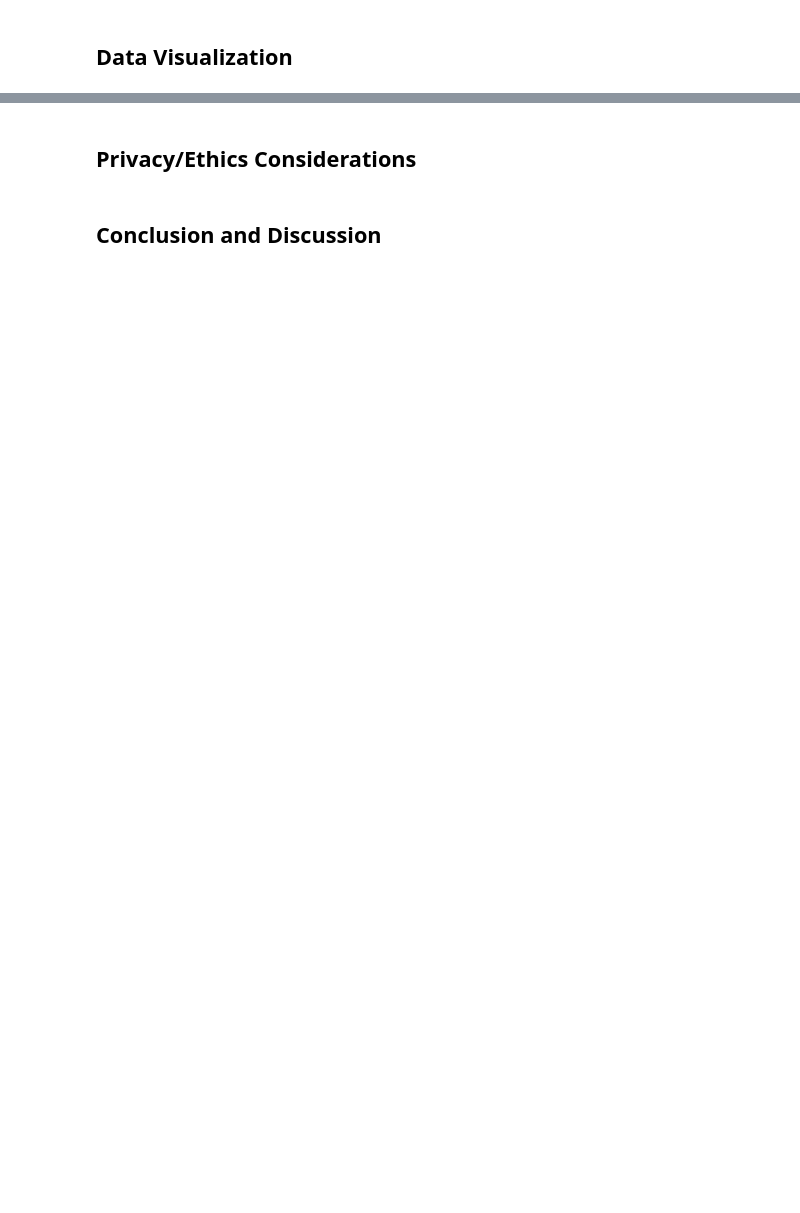
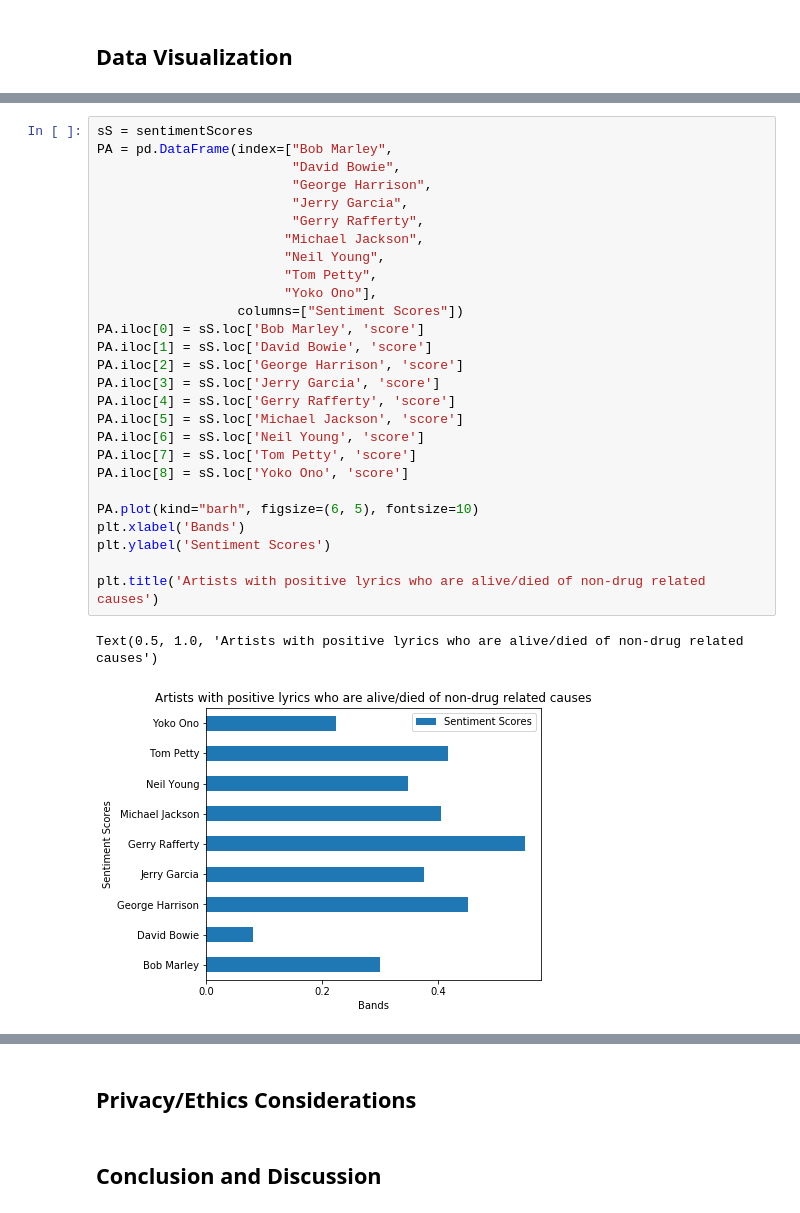
Before and after one commit to kachiem/COGS108_final, a Jupyter notebook: FinalProject.ipynb, the cells around one changed output, grey strips where cells are left out. Drawn from its saved outputs; the diff is of its cells as text; blank space fills up the shorter version.

```diff
--- a/FinalProject.ipynb
+++ b/FinalProject.ipynb
@@ -500,0 +585,30 @@ df.head()
+# %%
+sS = sentimentScores
+PA = pd.DataFrame(index=["Bob Marley",
+                         "David Bowie",
+                         "George Harrison",
+                         "Jerry Garcia",
+                         "Gerry Rafferty",
+                        "Michael Jackson",
+                        "Neil Young",
+                        "Tom Petty",
+                        "Yoko Ono"],
+                  columns=["Sentiment Scores"])
+PA.iloc[0] = sS.loc['Bob Marley', 'score']
+PA.iloc[1] = sS.loc['David Bowie', 'score']
+PA.iloc[2] = sS.loc['George Harrison', 'score']
+PA.iloc[3] = sS.loc['Jerry Garcia', 'score']
+PA.iloc[4] = sS.loc['Gerry Rafferty', 'score']
+PA.iloc[5] = sS.loc['Michael Jackson', 'score']
+PA.iloc[6] = sS.loc['Neil Young', 'score']
+PA.iloc[7] = sS.loc['Tom Petty', 'score']
+PA.iloc[8] = sS.loc['Yoko Ono', 'score']
+
+PA.plot(kind="barh", figsize=(6, 5), fontsize=10)
+plt.xlabel('Bands')
+plt.ylabel('Sentiment Scores')
+
+plt.title('Artists with positive lyrics who are alive/died of non-drug related causes')
+# %% [output]
+Text(0.5, 1.0, 'Artists with positive lyrics who are alive/died of non-drug related causes')
+[figure, added]
```
Also changed, not shown: parts of 17 cells of this notebook.
